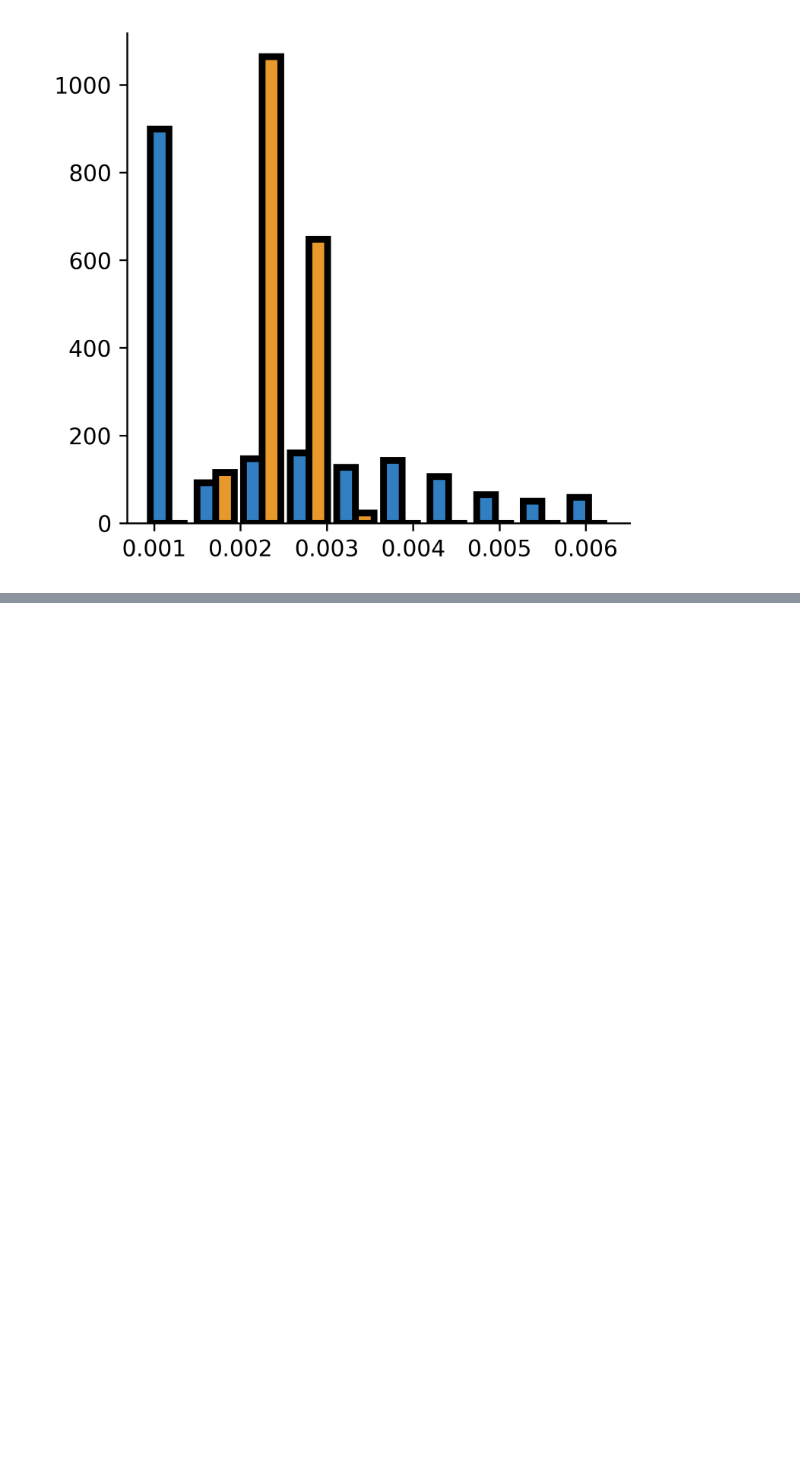
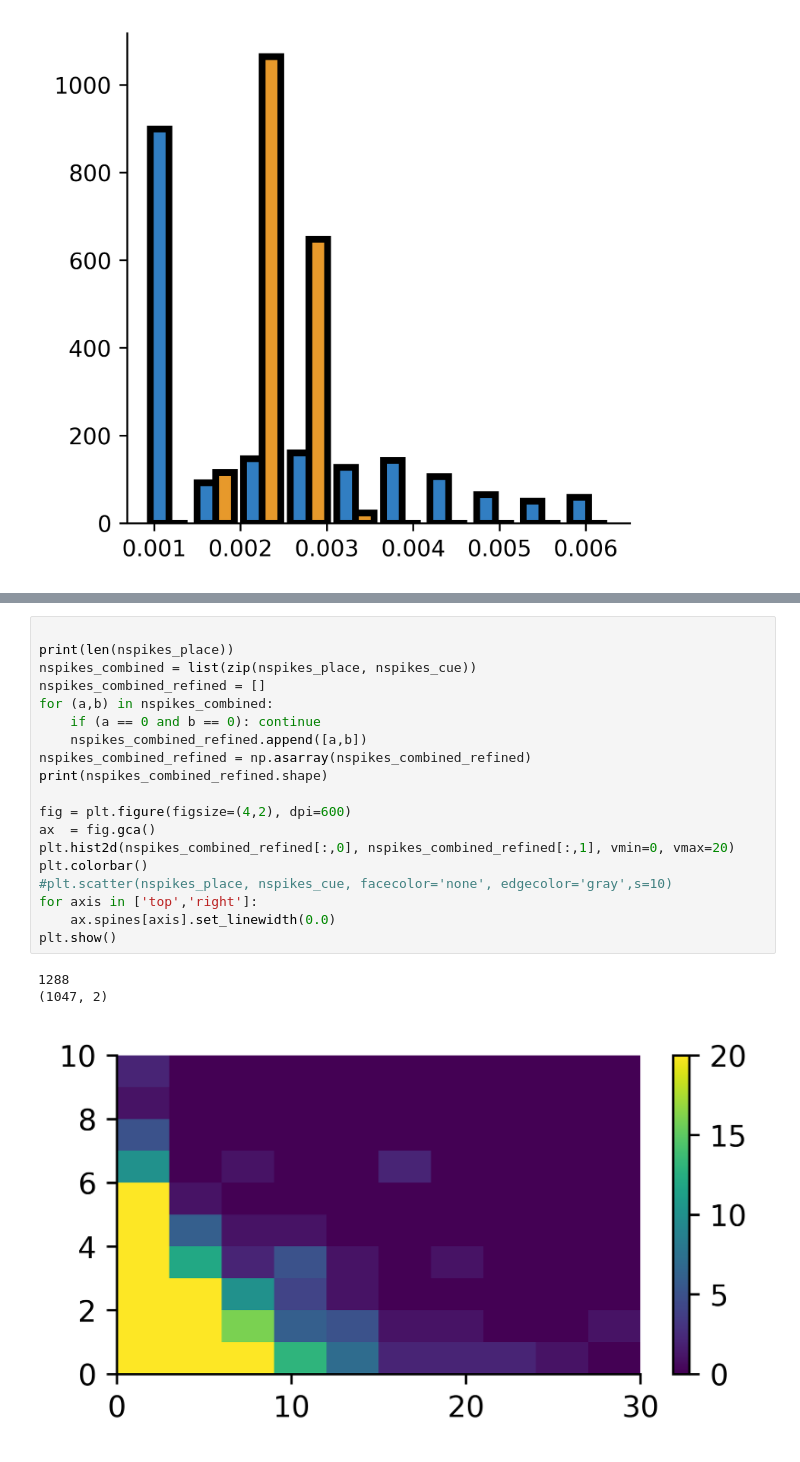
Before and after one commit to soltesz-lab/ca3_biophysical, a Jupyter notebook: notebooks/analysis.ipynb, the cells around one changed output, grey strips where cells are left out. Drawn from its saved outputs; the diff is of its cells as text; blank space fills up the shorter version.

```diff
--- a/notebooks/analysis.ipynb
+++ b/notebooks/analysis.ipynb
@@ -1130,0 +1189,23 @@ nonplace median 0.0023800002
+# %%
+
+print(len(nspikes_place))
+nspikes_combined = list(zip(nspikes_place, nspikes_cue))
+nspikes_combined_refined = []
+for (a,b) in nspikes_combined:
+    if (a == 0 and b == 0): continue
+    nspikes_combined_refined.append([a,b])
+nspikes_combined_refined = np.asarray(nspikes_combined_refined)
+print(nspikes_combined_refined.shape)
+
+fig = plt.figure(figsize=(4,2), dpi=600)
+ax  = fig.gca()
+plt.hist2d(nspikes_combined_refined[:,0], nspikes_combined_refined[:,1], vmin=0, vmax=20)
+plt.colorbar()
+#plt.scatter(nspikes_place, nspikes_cue, facecolor='none', edgecolor='gray',s=10)
+for axis in ['top','right']:
+    ax.spines[axis].set_linewidth(0.0)
+plt.show()
+# %% [output]
+1288
+(1047, 2)
+[figure, added]
```
Also changed, not shown: parts of 10 cells of this notebook.
